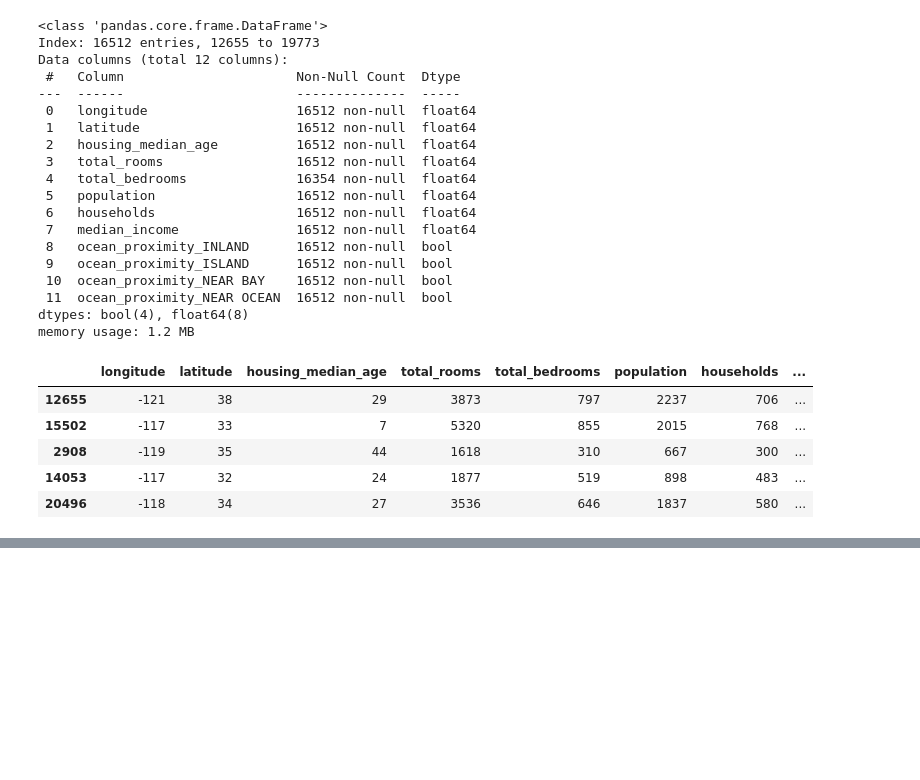
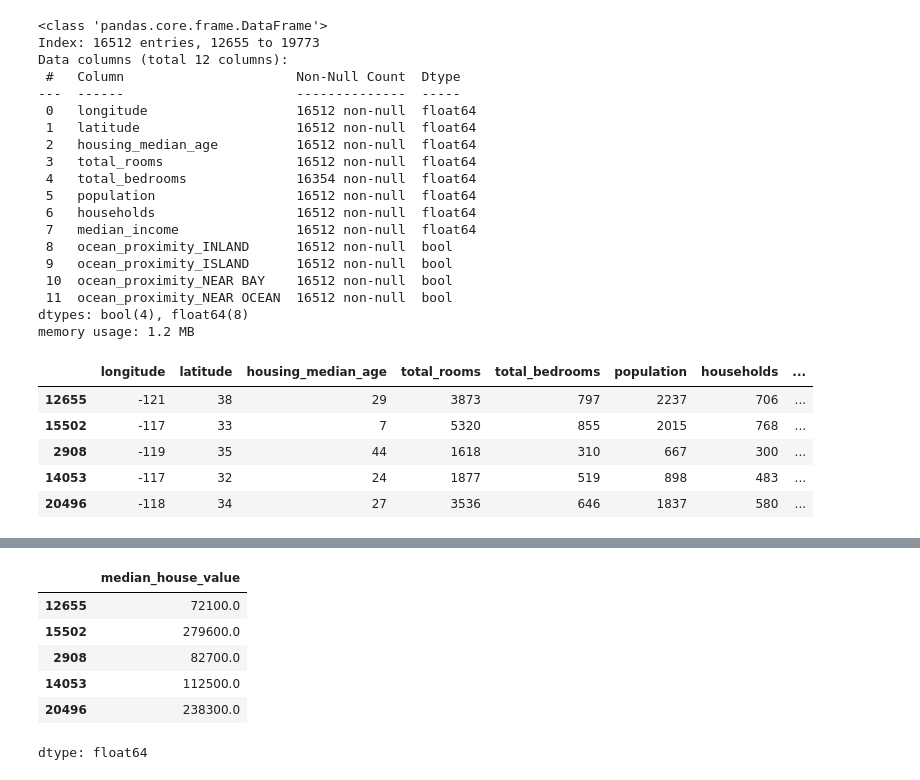
Before and after one commit to ashu433/Machine-Learning-Codes-and-Assignment, a Jupyter notebook: Machine_Learning_Book_Practice_1.ipynb, the cells around one changed output, grey strips where cells are left out. Drawn from its saved outputs; the diff is of its cells as text; code cells hidden in the pictures; blank space fills up the shorter version.

```diff
--- a/Machine_Learning_Book_Practice_1.ipynb
+++ b/Machine_Learning_Book_Practice_1.ipynb
@@ -312,0 +330,11 @@ Housing_df_encoded.head()
+# %%
+Housing_df["income_cat"] = pd.cut(Housing_df["median_income"], bins=[0., 1.5, 3.0, 4.5, 6., np.inf], labels=[1, 2, 3, 4, 5])
+# %%
+from sklearn.model_selection import StratifiedShuffleSplit
+
+split = StratifiedShuffleSplit(n_splits=1, test_size=0.2, random_state=42)
+for train_index, test_index in split.split(Housing_df, Housing_df["income_cat"]):
+  strat_train_set = Housing_df.loc[train_index]
+  strat_test_set = Housing_df.loc[test_index]
+# %%
+strat_train_set.drop(columns=["income_cat"], inplace=True)
@@ -312,0 +350,5 @@ Housing_df_encoded.head()
+# %%
+housing_train_num=strat_train_set.drop(columns=["median_house_value"])
+housing_train_cat=strat_train_set["ocean_proximity"]
+housing_label=strat_train_set["median_house_value"]
+housing_train_num.drop(columns=["ocean_proximity"],inplace=True)
@@ -312,0 +375,10 @@ Housing_df_encoded.head()
+# %%
+housing_label.head()
+# %% [output]
+|  | median_house_value |
+| 12655 | 72100.0 |
+| 15502 | 279600.0 |
+| 2908 | 82700.0 |
+| 14053 | 112500.0 |
+| 20496 | 238300.0 |
+dtype: float64
```
Also changed, not shown: parts of 25 cells of this notebook.
